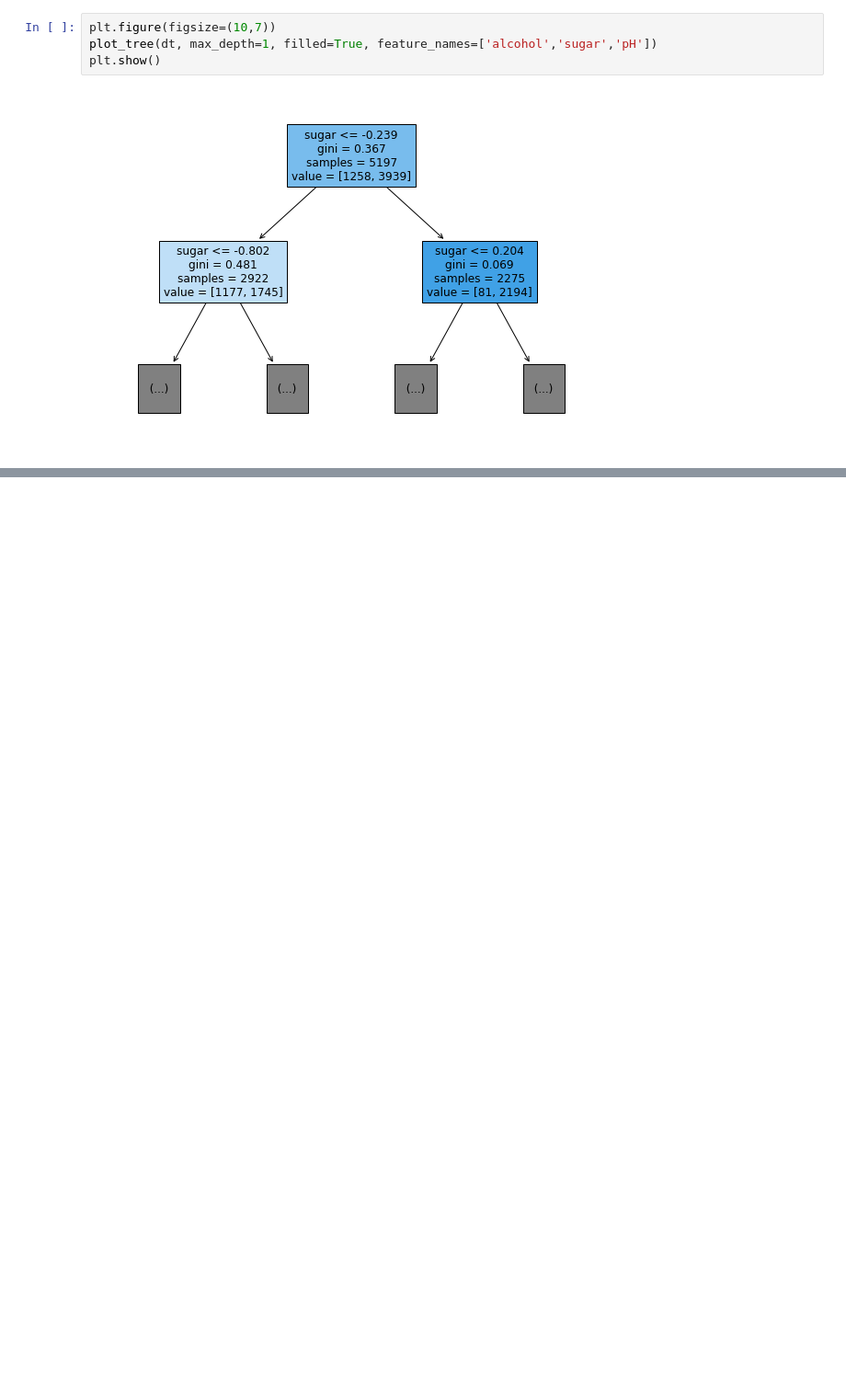
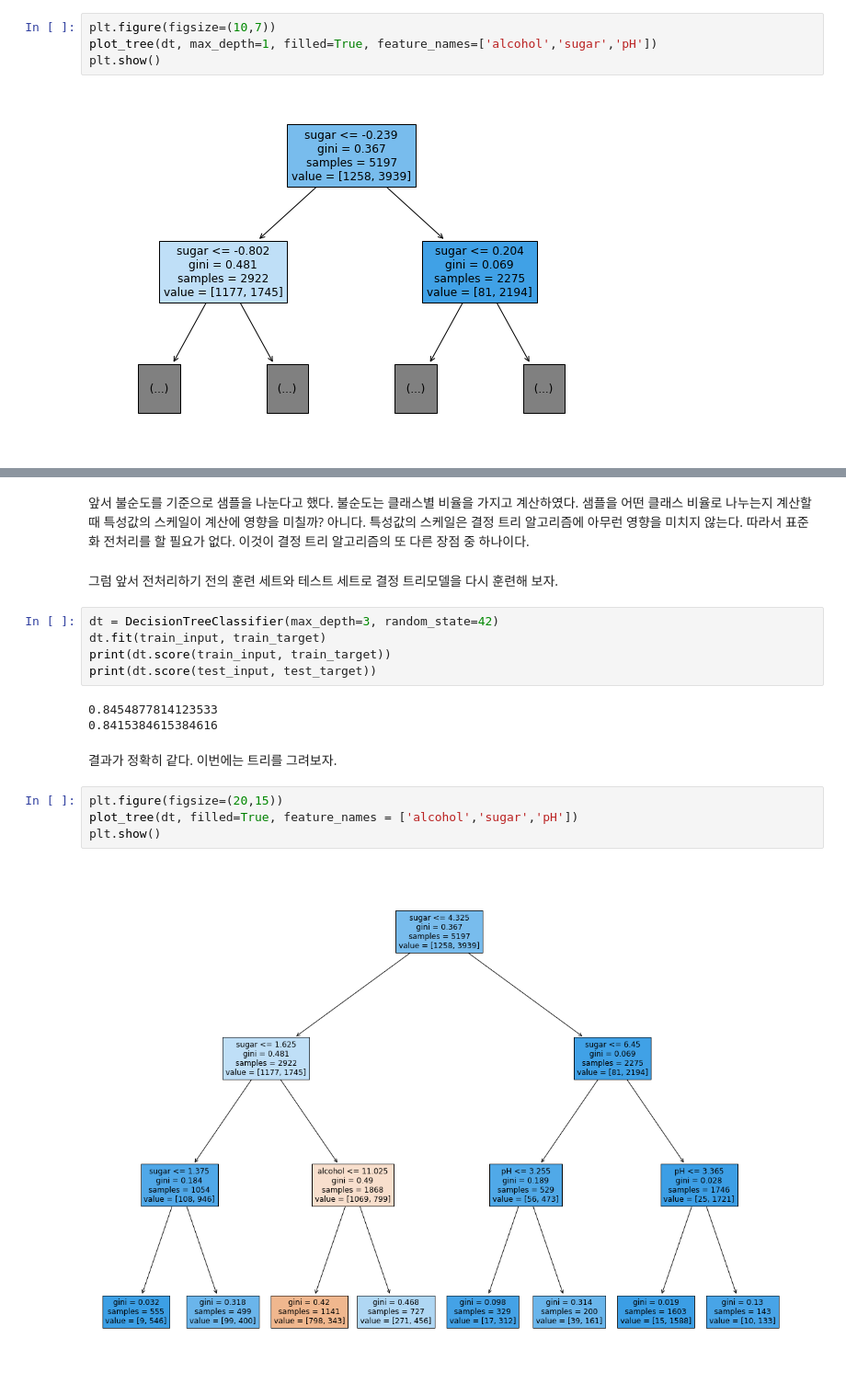
Before and after one commit to jaeyoon89/machinlearnig_deeplearning_study, a Jupyter notebook: mldl_ch5-1_decision_tree.ipynb, the cells around one changed output, grey strips where cells are left out. Shown: that part at 92% size. Cells and saved outputs as stored; diff of their text form; blank space fills up the shorter version.

```diff
--- a/mldl_ch5-1_decision_tree.ipynb
+++ b/mldl_ch5-1_decision_tree.ipynb
@@ -142,0 +179,20 @@ plt.show()
+# %% [markdown]
+앞서 불순도를 기준으로 샘플을 나눈다고 했다. 불순도는 클래스별 비율을 가지고 계산하였다. 샘플을 어떤 클래스 비율로 나누는지 계산할 때 특성값의 스케일이 계산에 영향을 미칠까? 아니다. 특성값의 스케일은 결정 트리 알고리즘에 아무런 영향을 미치지 않는다. 따라서 표준화 전처리를 할 필요가 없다. 이것이 결정 트리 알고리즘의 또 다른 장점 중 하나이다.
+# %% [markdown]
+그럼 앞서 전처리하기 전의 훈련 세트와 테스트 세트로 결정 트리모델을 다시 훈련해 보자.
+# %%
+dt = DecisionTreeClassifier(max_depth=3, random_state=42)
+dt.fit(train_input, train_target)
+print(dt.score(train_input, train_target))
+print(dt.score(test_input, test_target))
+# %% [output]
+0.8454877814123533
+0.8415384615384616
+# %% [markdown]
+결과가 정확히 같다. 이번에는 트리를 그려보자.
+# %%
+plt.figure(figsize=(20,15))
+plot_tree(dt, filled=True, feature_names = ['alcohol','sugar','pH'])
+plt.show()
+# %% [output]
+[figure, added]
```
Also changed, not shown: parts of 18 cells of this notebook.
